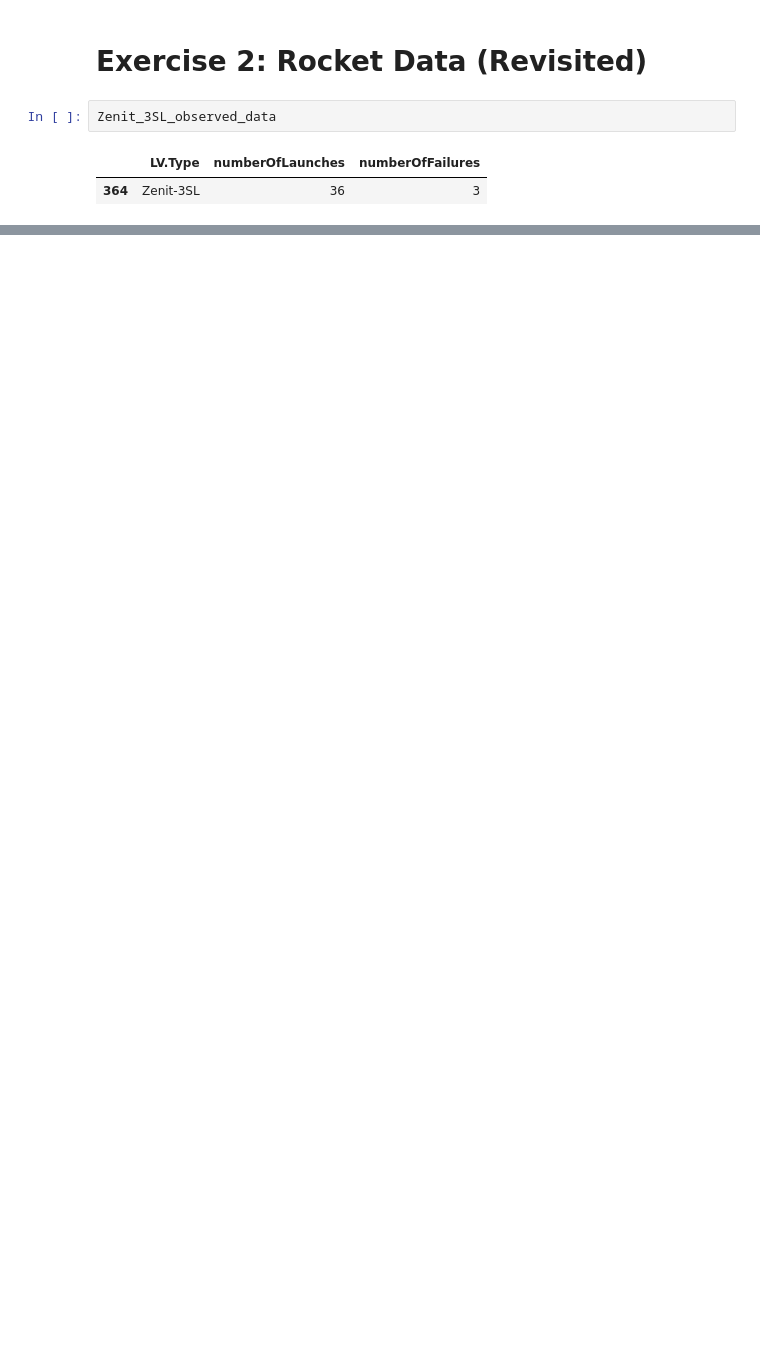
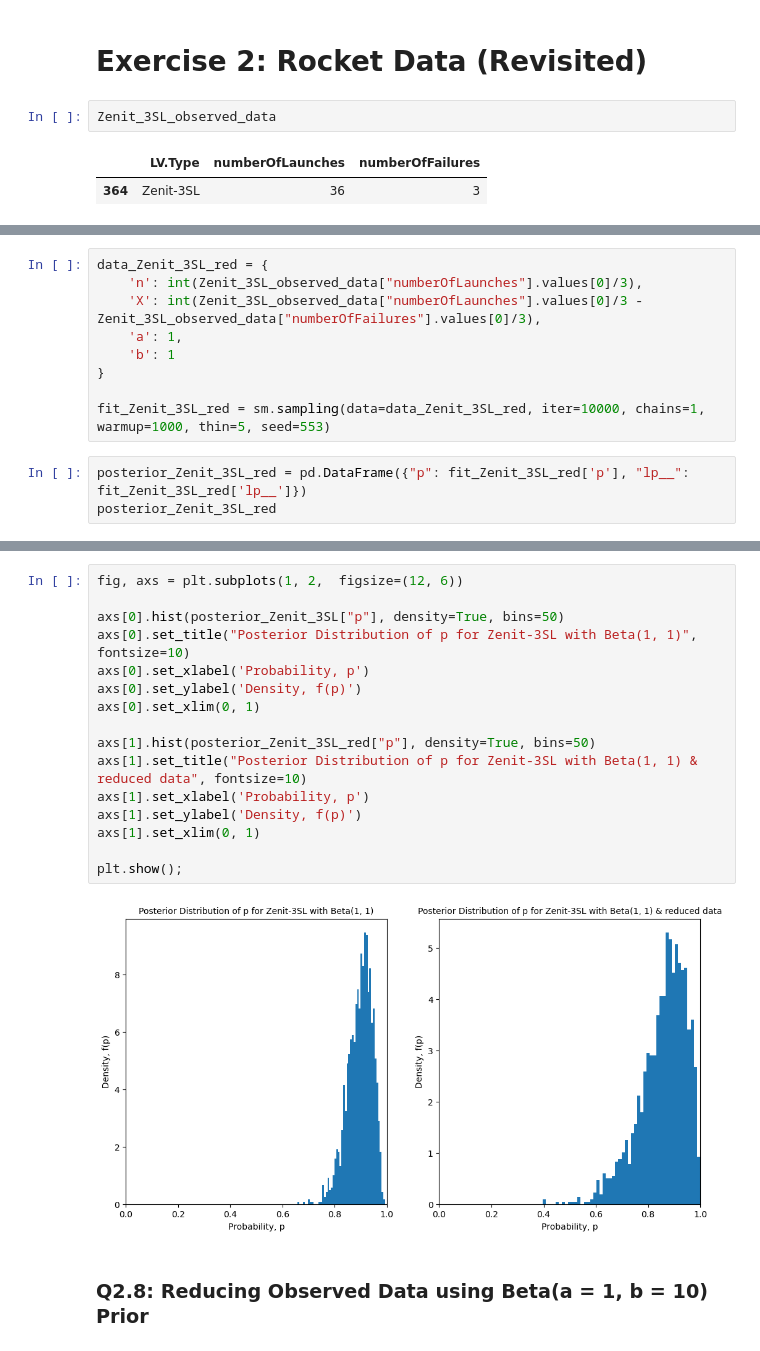
Before and after one commit to johnwslee/Data_Science_Libraries, a Jupyter notebook: pystan/UBC-MDS_example/lab2.ipynb, the cells around one changed output, grey strips where cells are left out. Cells and saved outputs as stored; diff of their text form; blank space fills up the shorter version.

```diff
--- a/pystan/UBC-MDS_example/lab2.ipynb
+++ b/pystan/UBC-MDS_example/lab2.ipynb
@@ -200,0 +309,12 @@ Zenit_3SL_observed_data
+# %%
+data_Zenit_3SL_red = {
+    'n': int(Zenit_3SL_observed_data["numberOfLaunches"].values[0]/3),
+    'X': int(Zenit_3SL_observed_data["numberOfLaunches"].values[0]/3 - Zenit_3SL_observed_data["numberOfFailures"].values[0]/3),
+    'a': 1,
+    'b': 1
+}
+
+fit_Zenit_3SL_red = sm.sampling(data=data_Zenit_3SL_red, iter=10000, chains=1, warmup=1000, thin=5, seed=553)
+# %%
+posterior_Zenit_3SL_red = pd.DataFrame({"p": fit_Zenit_3SL_red['p'], "lp__": fit_Zenit_3SL_red['lp__']})
+posterior_Zenit_3SL_red
@@ -200,0 +335,20 @@ Zenit_3SL_observed_data
+# %%
+fig, axs = plt.subplots(1, 2,  figsize=(12, 6))
+
+axs[0].hist(posterior_Zenit_3SL["p"], density=True, bins=50)
+axs[0].set_title("Posterior Distribution of p for Zenit-3SL with Beta(1, 1)", fontsize=10)
+axs[0].set_xlabel('Probability, p')
+axs[0].set_ylabel('Density, f(p)')
+axs[0].set_xlim(0, 1)
+
+axs[1].hist(posterior_Zenit_3SL_red["p"], density=True, bins=50)
+axs[1].set_title("Posterior Distribution of p for Zenit-3SL with Beta(1, 1) & reduced data", fontsize=10)
+axs[1].set_xlabel('Probability, p')
+axs[1].set_ylabel('Density, f(p)')
+axs[1].set_xlim(0, 1)
+
+plt.show();
+# %% [output]
+[figure, added]
+# %% [markdown]
+### Q2.8: Reducing Observed Data using Beta(a = 1, b = 10) Prior
```
Also changed, not shown: parts of 24 cells of this notebook.
